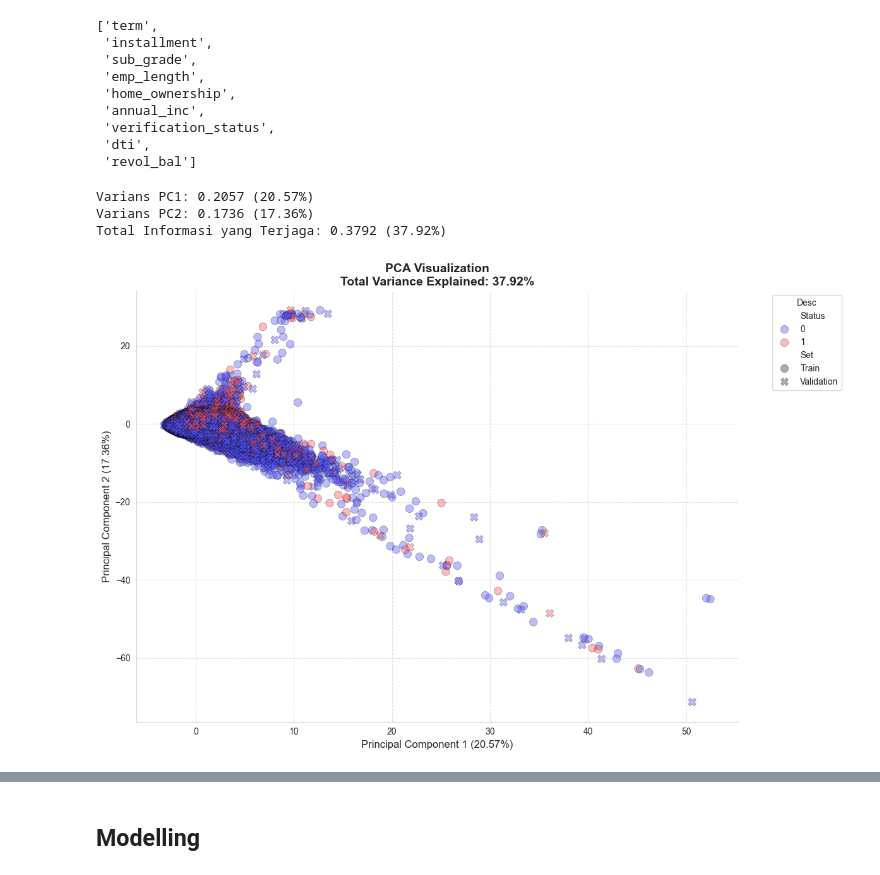
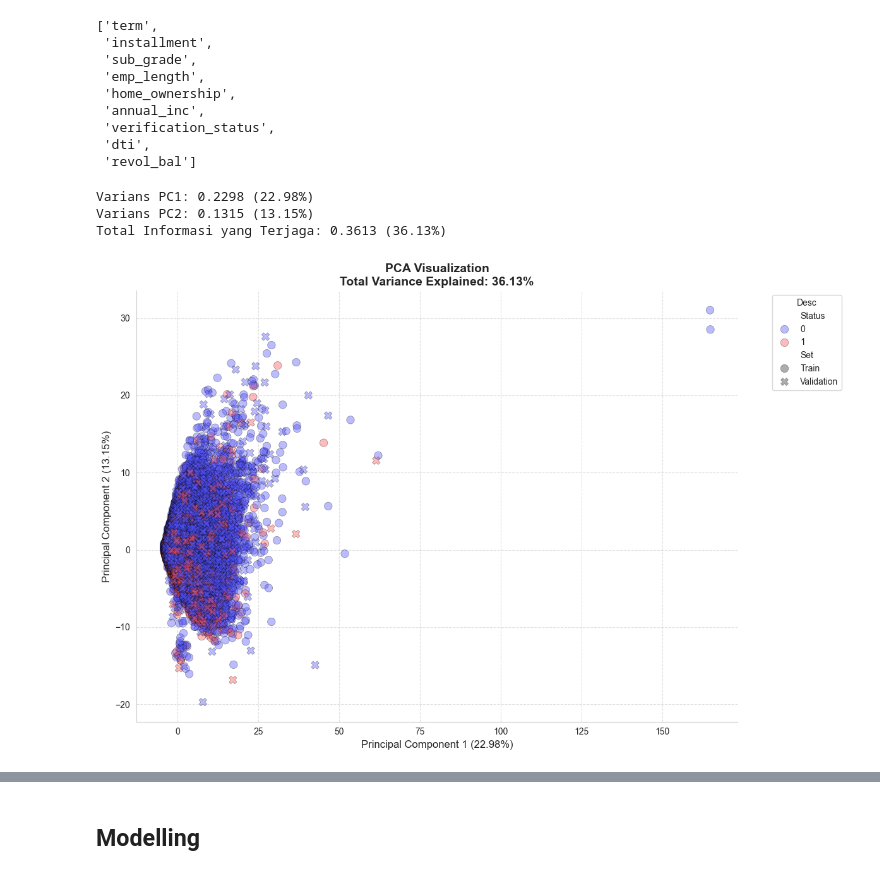
Before and after one commit to irfanbudianto/LGBM_vs_XGB, a Jupyter notebook: LGBM_vs_XGB_on_imbalance_data.ipynb, the cells around one changed output, grey strips where cells are left out. Drawn from its saved outputs; the diff is of its cells as text; code cells hidden in the pictures.

```diff
--- a/LGBM_vs_XGB_on_imbalance_data.ipynb
+++ b/LGBM_vs_XGB_on_imbalance_data.ipynb
@@ -280,9 +280,9 @@ Wall time: 1.65 s
 # %%
 %%time
-map = {
+status_map = {
     'Fully Paid':0, 'Does not meet the credit policy. Status:Fully Paid':0,
     'Charged Off':1, 'Default':1, 'Does not meet the credit policy. Status:Charged Off':1
 }
-df['loan_status'] = df['loan_status'].map(map)
+df['loan_status'] = df['loan_status'].map(status_map)
 df['loan_status'] = pd.to_numeric(df['loan_status'])
 # %% [output]
@@ -632,16 +629,13 @@ att = selected_features[:9]
 # %%
 %%time
-# 1. Inisialisasi PCA untuk 2 Komponen Utama
+# 1. Initializing PCA for 2 Main Components
 pca = PCA(n_components=2)
 
-# 2. Fit pada data training dan transformasi
-# Kita gunakan .values karena PCA dari sklearn bekerja optimal dengan numpy array
-# att = ['sub_grade', 'credit_duration', 'term', 'avg_cur_bal', 'dti', 'installment', 'home_ownership', 'emp_length', 'mort_acc']
-# att = ['sub_grade', 'credit_duration', 'term', 'avg_cur_bal', 'dti', 'installment', 'home_ownership', 'emp_length', 'mort_acc', 'acc_open_past_24mths', 'tot_hi_cred_lim', 'num_actv_rev_tl', 'annual_inc', 'total_bc_limit', 'bc_open_to_buy', 'verification_status', 'mo_sin_old_rev_tl_op', 'num_actv_bc_tl', 'revol_bal', 'total_rev_hi_lim', 'num_bc_sats']
-X_train_pca = pca.fit_transform(X_train_scaled[att].values)
-X_val_pca = pca.transform(X_val_scaled[att].values)
+# 2. Fit on training data and transform
+X_train_pca = pca.fit_transform(X_train_scaled[selected_features].values)
+X_val_pca = pca.transform(X_val_scaled[selected_features].values)
 
-# 3. Cek Explained Variance Ratio (Penting untuk analisis tesis)
+# 3. Explained Variance Ratio Check
 varians_pc1 = pca.explained_variance_ratio_[0]
 varians_pc2 = pca.explained_variance_ratio_[1]
 total_varians = varians_pc1 + varians_pc2
@@ -650,50 +644,44 @@ print(f"Varians PC1: {varians_pc1:.4f} ({varians_pc1*100:.2f}%)")
 print(f"Varians PC2: {varians_pc2:.4f} ({varians_pc2*100:.2f}%)")
 print(f"Total Informasi yang Terjaga: {total_varians:.4f} ({total_varians*100:.2f}%)")
 
-# 4. Membuat DataFrame hasil PCA untuk memudahkan plotting
-# Kita gabungkan hasil PCA dengan label asli (y_train dan y_val)
+# 4. Create a PCA result DataFrame to facilitate plotting
 df_pca_train = pd.DataFrame(X_train_pca, columns=['PC1', 'PC2'])
 df_pca_train['Status'] = y_train.values
 df_pca_train['Set'] = 'Train'
 
 df_pca_val = pd.DataFrame(X_val_pca, columns=['PC1', 'PC2'])
 df_pca_val['Status'] = y_val.values
 df_pca_val['Set'] = 'Validation'
 
-# Gabungkan untuk plotting sekaligus (opsional, tapi bagus untuk melihat distribusi gabungan)
 df_pca_combined = pd.concat([df_pca_train, df_pca_val], ignore_index=True)
 
-# 5. Visualisasi
+# 5. Visualization
 plt.figure(figsize=(12, 8))
 
-# Gunakan seaborn scatterplot untuk visualisasi yang lebih cantik
-# hue='Status' akan otomatis memberi warna berbeda berdasarkan kelas (Gagal Bayar vs Lunas)
 sns.scatterplot(
+    # data=df_pca_combined.sample(300000, random_state=42),
     data=df_pca_combined,
     x='PC1',
     y='PC2',
     hue='Status',
-    style='Set',       # Membedakan Train (lingkaran) dan Val (segitiga/kotak)
-    palette='seismic', # Palet warna merah-biru yang umum untuk klasifikasi biner
+    style='Set',
+    palette='seismic',
     alpha=0.4,
-    s=80,              # Ukuran titik
-    edgecolor='k',     # Garis tepi hitam tipis agar titik terlihat jelas
+    s=80,
+    edgecolor='k',
     linewidth=0.5
 )
 
 plt.title(f'PCA Visualization\nTotal Variance Explained: {total_varians*100:.2f}%', fontsize=14, fontweight='bold')
 plt.xlabel(f'Principal Component 1 ({varians_pc1*100:.2f}%)', fontsize=12)
 plt.ylabel(f'Principal Component 2 ({varians_pc2*100:.2f}%)', fontsize=12)
 plt.legend(title='Desc', bbox_to_anchor=(1.05, 1), loc='upper left')
 plt.grid(True, linestyle='--', alpha=0.6)
-
-# Hilangkan border atas dan kanan agar lebih bersih (gaya jurnal)
 sns.despine()
-
 plt.tight_layout()
 plt.show()
 # %% [output]
-Varians PC1: 0.2057 (20.57%)
-Varians PC2: 0.1736 (17.36%)
-Total Informasi yang Terjaga: 0.3792 (37.92%)
+Varians PC1: 0.2298 (22.98%)
+Varians PC2: 0.1315 (13.15%)
+Total Informasi yang Terjaga: 0.3613 (36.13%)
-[figure, old version]
+[figure, new version]
```
Also changed, not shown: parts of 25 cells of this notebook.
